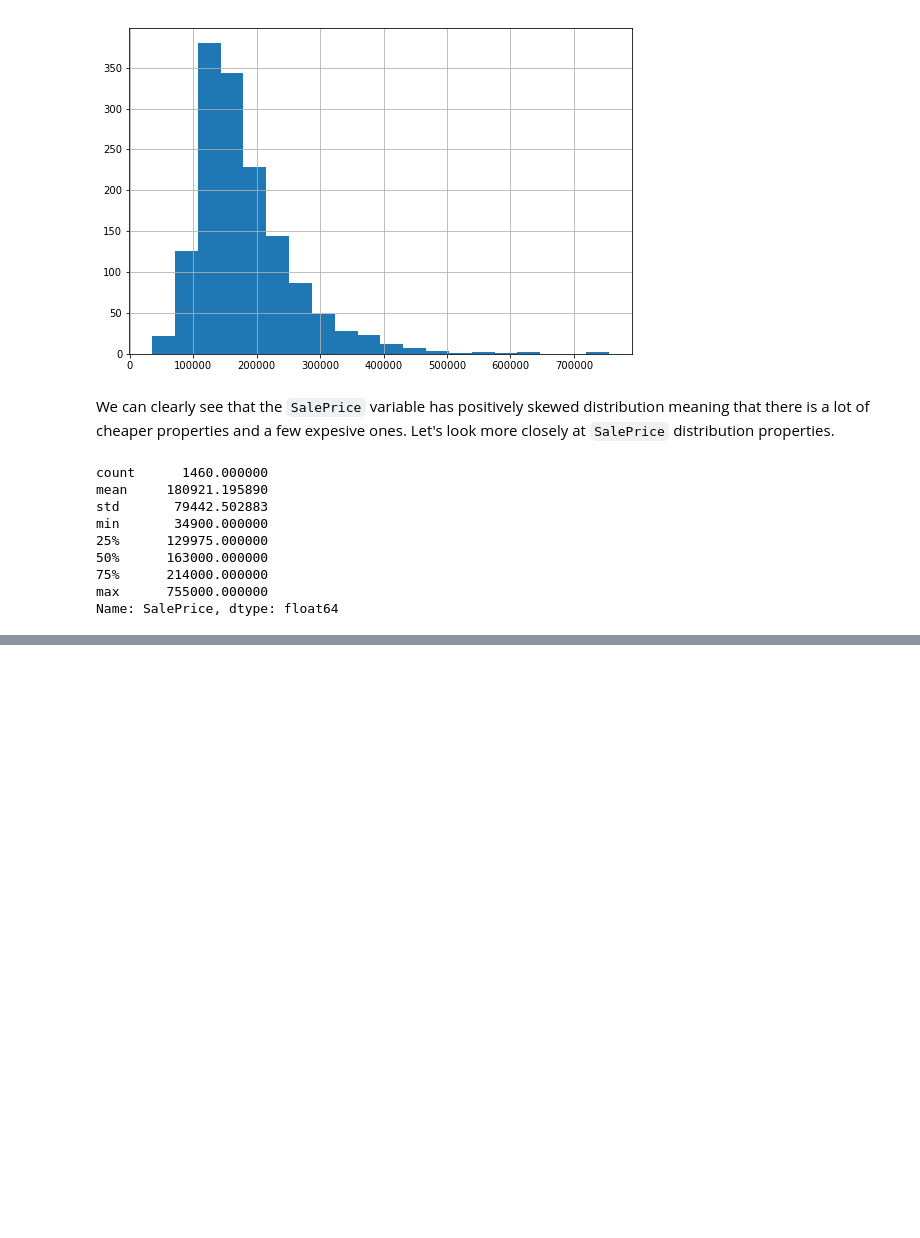
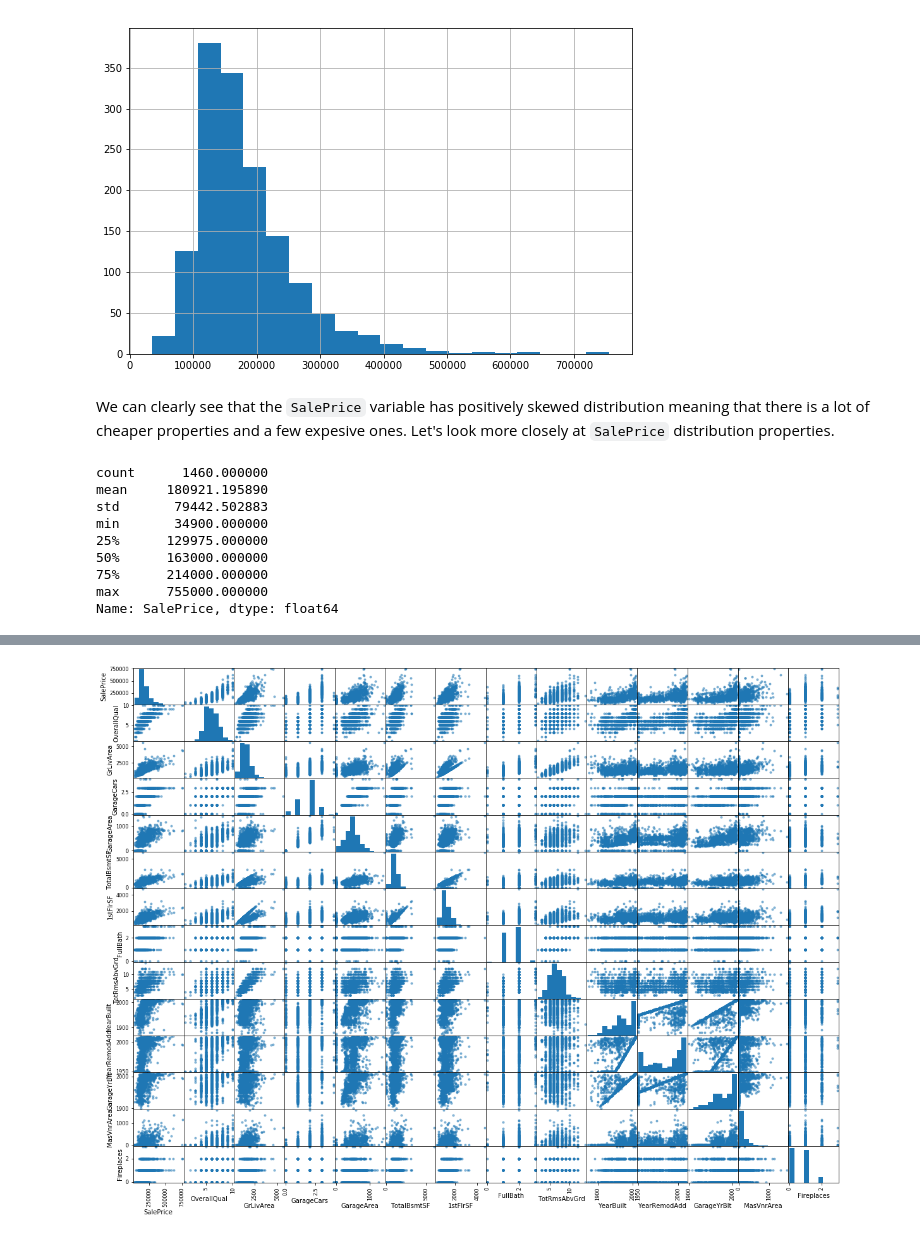
Before and after one commit to msznajder/ames_house_prices_kaggle, a Jupyter notebook: ames_house_prices_kaggle_competition.ipynb, the cells around one changed output, grey strips where cells are left out. Saved outputs shown, nothing was run; the diff lists cells and outputs as text; code cells hidden in the pictures; blank space fills up the shorter version.

```diff
--- a/ames_house_prices_kaggle_competition.ipynb
+++ b/ames_house_prices_kaggle_competition.ipynb
@@ -174,0 +202,10 @@ NEXT: Go through various numerical features and look at which seems to be promis
+# %%
+from pandas.tools.plotting import scatter_matrix
+
+attributes = ["SalePrice", "OverallQual", "GrLivArea", "GarageCars", "GarageArea", "TotalBsmtSF" ,
+              "1stFlrSF", "FullBath", "TotRmsAbvGrd", "YearBuilt", "YearRemodAdd",
+              "GarageYrBlt", "MasVnrArea", "Fireplaces"]
+
+scatter_matrix(housing_train_copy[attributes], figsize=(20, 15));
+# %% [output]
+[figure, added]
```
Also changed, not shown: parts of 42 cells of this notebook.
